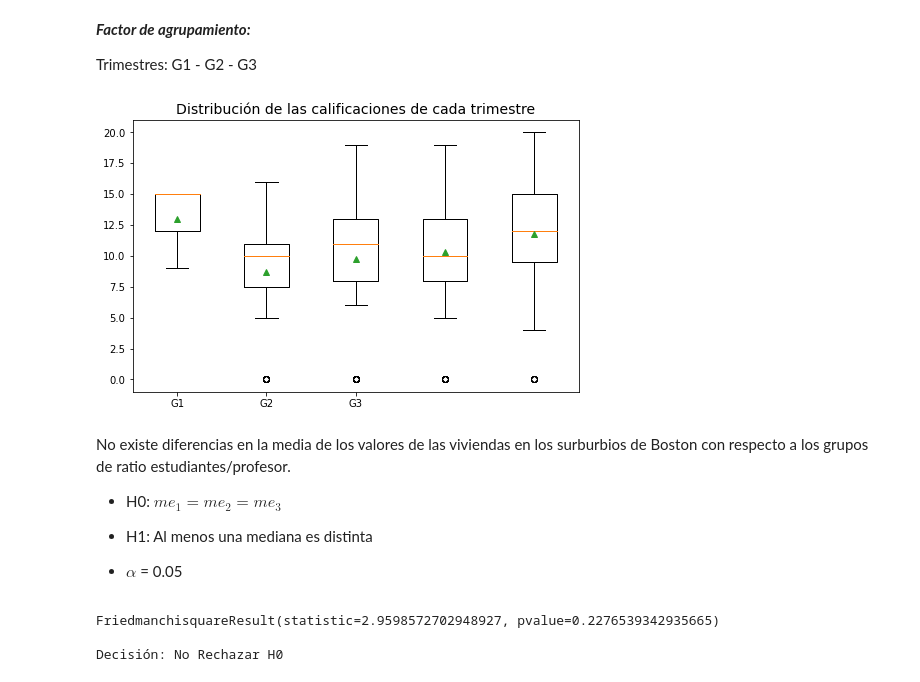
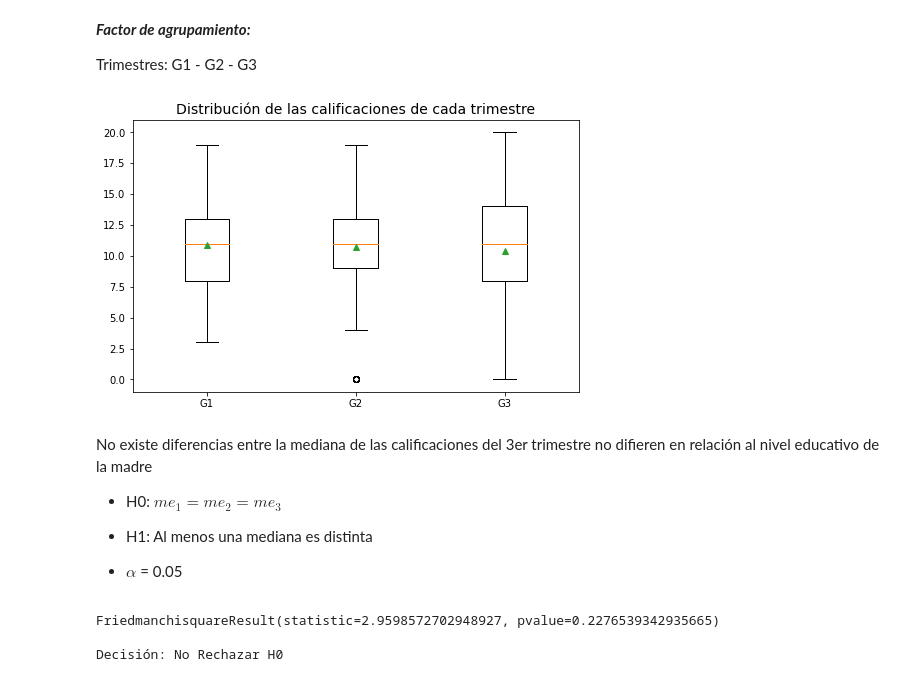
Before and after one commit to PiConsulting/Pensadero, a Jupyter notebook: Eventos/2020/2020-10-01_Estadistica-3/Test No Parametricos con Python.ipynb, the cells around one changed output. Drawn from its saved outputs; the diff is of its cells as text; code cells hidden in the pictures.

```diff
--- a/Eventos/2020/2020-10-01_Estadistica-3/Test No Parametricos con Python.ipynb
+++ b/Eventos/2020/2020-10-01_Estadistica-3/Test No Parametricos con Python.ipynb
@@ -369,17 +369,17 @@ Trimestres: G1 - G2 - G3
 # %%
 gc1 = students_df['G1']
 gc2 = students_df['G2']
 gc3 = students_df['G3']
 data_group = [gc1, gc2, gc3]
 plt.figure(figsize=(8, 5))
 plt.title('Distribución de las calificaciones de cada trimestre', fontsize=14)
-plt.boxplot(data, showmeans=True)
+plt.boxplot(data_group, showmeans=True)
 plt.xticks([1, 2, 3], ['G1', 'G2', 'G3'])
 plt.show()
 # %% [output]
-[figure, old version]
+[figure, new version]
 # %% [markdown]
-No existe diferencias en la media de los valores de las viviendas en los surburbios de Boston con respecto a los grupos de ratio estudiantes/profesor.
+No existe diferencias entre la mediana de las calificaciones del 3er trimestre no difieren en relación al nivel educativo de la madre
    - H0: $me_1 = me_2 = me_3$
    - H1: Al menos una mediana es distinta
 
```
Also changed, not shown: parts of 7 cells of this notebook, 1 other file.
